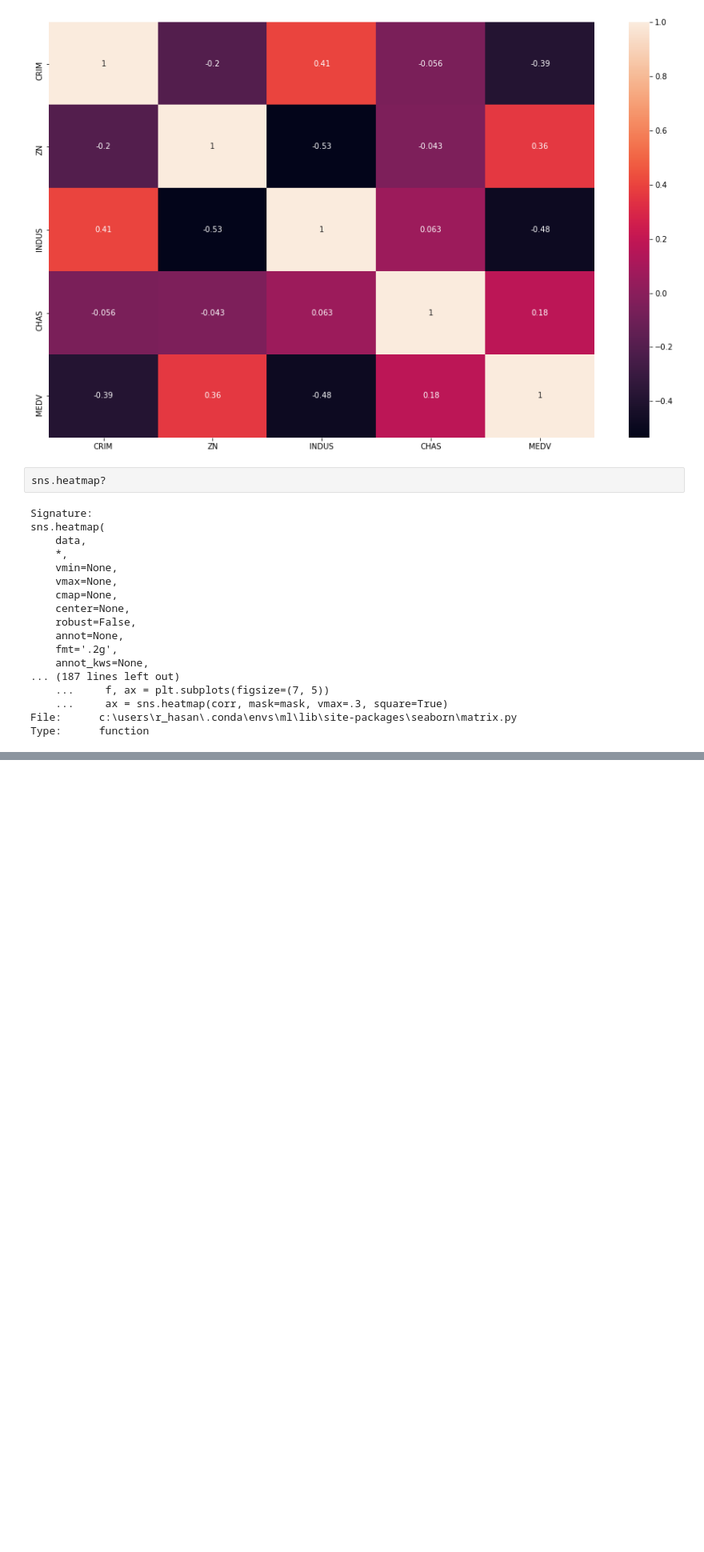
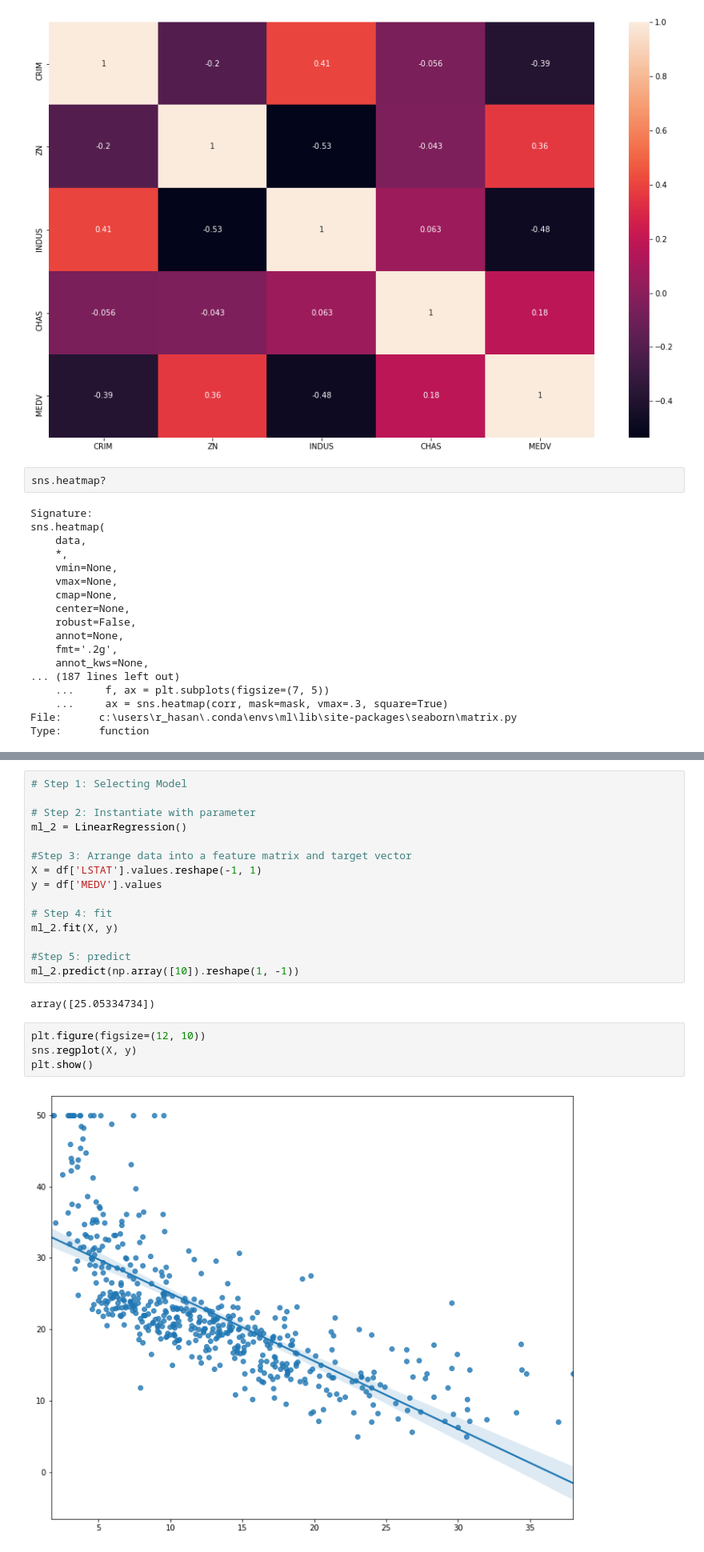
Before and after one commit to Sohando/Machine__Learning, a Jupyter notebook: Tutorial 001/boston_housing.ipynb, the cells around one changed output, grey strips where cells are left out. Shown at 80% size. Saved outputs shown, nothing was run; the diff lists cells and outputs as text; blank space fills up the shorter version.

```diff
--- a/Tutorial 001/boston_housing.ipynb
+++ b/Tutorial 001/boston_housing.ipynb
@@ -155,0 +197,23 @@ Type:      function
+# %%
+# Step 1: Selecting Model
+
+# Step 2: Instantiate with parameter
+ml_2 = LinearRegression()
+
+#Step 3: Arrange data into a feature matrix and target vector
+X = df['LSTAT'].values.reshape(-1, 1)
+y = df['MEDV'].values
+
+# Step 4: fit
+ml_2.fit(X, y)
+
+#Step 5: predict
+ml_2.predict(np.array([10]).reshape(1, -1))
+# %% [output]
+array([25.05334734])
+# %%
+plt.figure(figsize=(12, 10))
+sns.regplot(X, y)
+plt.show()
+# %% [output]
+[figure, added]
```
Also changed, not shown: parts of 10 cells of this notebook.
